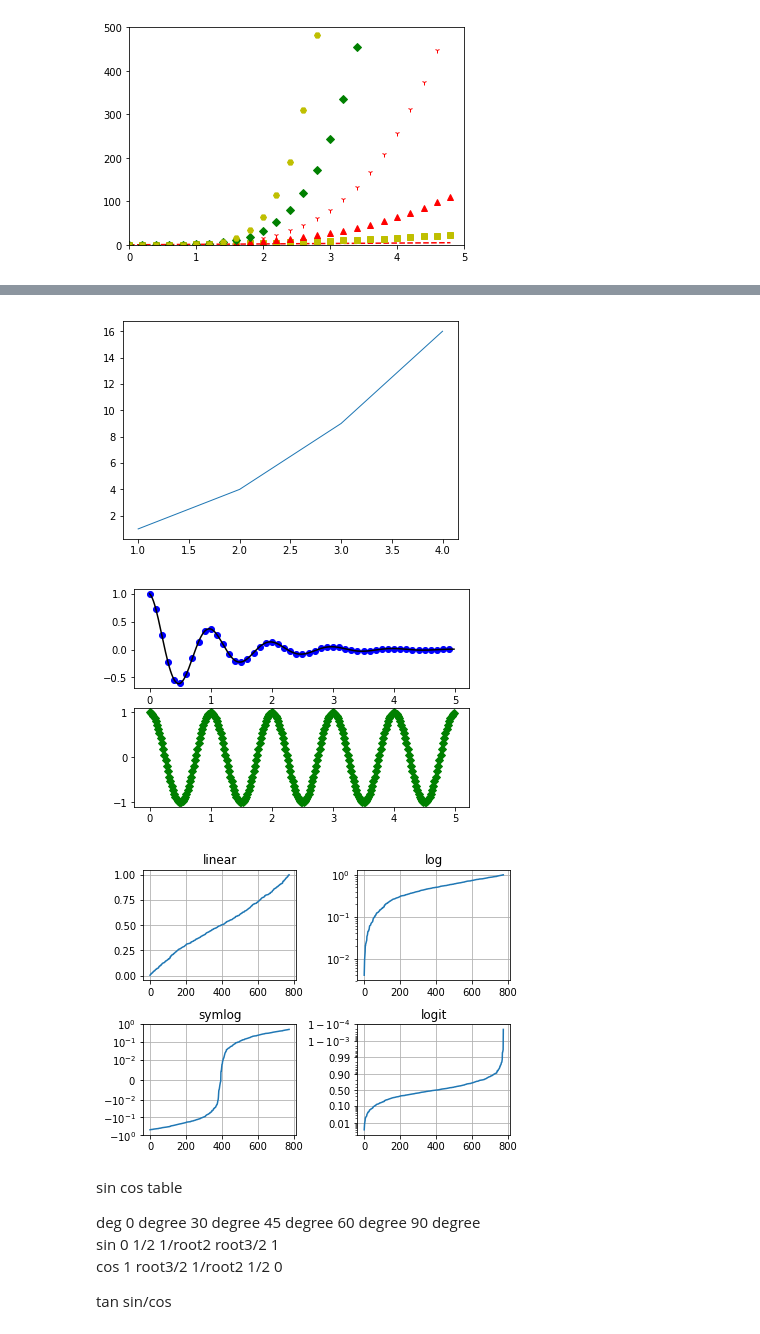
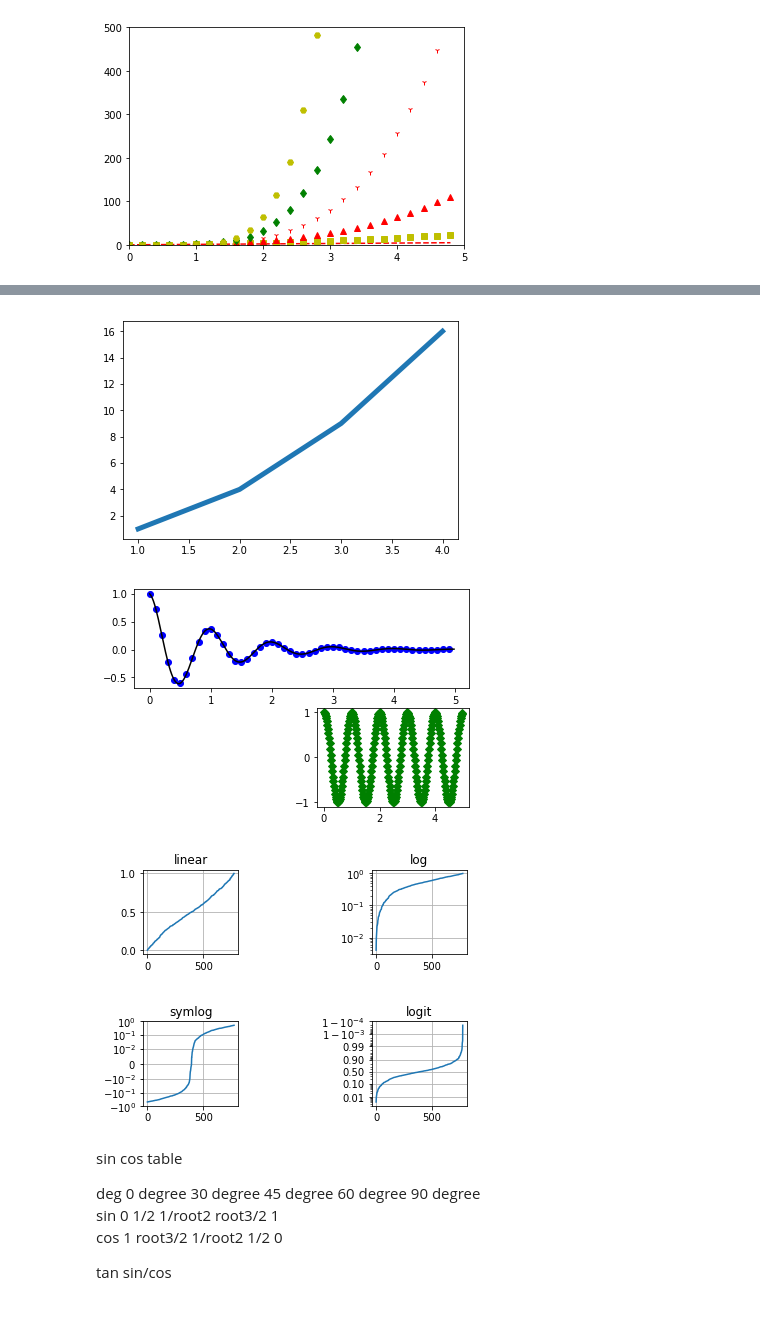
Before and after one commit to balajidileepkumar/Python_MachineLearning, a Jupyter notebook: Chapter-10-MatPlotLib.ipynb, the cells around one changed output, grey strips where cells are left out. Cells and saved outputs as stored; diff of their text form; code cells hidden in the pictures.

```diff
--- a/Chapter-10-MatPlotLib.ipynb
+++ b/Chapter-10-MatPlotLib.ipynb
@@ -308,28 +304,28 @@ deprecated.</li>
 </tr>
 </tbody>
 # %%
-plt.plot([1, 2, 3, 4], [1, 4, 9, 16], linewidth=1.0)
+plt.plot([1, 2, 3, 4], [1, 4, 9, 16], linewidth=5.0)
 plt.show()
 # %% [output]
-[figure, old version]
+[figure, new version]
 # %%
 def f(t):
   return np.exp(-t) * np.cos(2*np.pi*t)
 
 t1 = np.arange(0.0, 5.0, 0.1)
 
 t2 = np.arange(0.0, 5.0, 0.02)
 #print(t1,"\n", f(t1),"\n",t2,"\n",f(t2))
 
-plt.figure(1)
+#plt.figure(1)
 plt.subplot(211)
 plt.plot(t1, f(t1), 'bo', t2, f(t2), 'k')
 
-plt.subplot(212)
+plt.subplot(224)
 plt.plot(t2, np.cos(2*np.pi*t2), 'k',t2, np.cos(2*np.pi*t2), 'gD')
 plt.show()
 # %% [output]
-[figure, old version]
+[figure, new version]
 # %%
 
 #Multiple Subplots on mathematical functions with subplot adjustments
@@ -361,7 +357,7 @@ y = y[(y > 0) & (y < 1)]
 #print(y)
 y.sort()
 x = np.arange(len(y))
-
+#print(x)
 # plot with various axes scales
 plt.figure(1)
 
@@ -400,12 +396,12 @@ plt.grid(True)
 plt.gca().yaxis.set_minor_formatter(NullFormatter())
 # Adjust the subplot layout, because the logit one may take more space
 # than usual, due to y-tick labels like "1 - 10^{-3}"
-plt.subplots_adjust(top=1.0, bottom=0.08, left=0.10, right=0.95, hspace=0.4,
-               wspace=0.4)
+plt.subplots_adjust(top=0.9, bottom=0.08, left=0.2, right=0.95, hspace=0.8,
+               wspace=1.4)
 
 plt.show()
 # %% [output]
-[figure, old version]
+[figure, new version]
 # %% [markdown]
 sin cos table
 <br>
```
Also changed, not shown: parts of 13 cells of this notebook, 14 other files.
